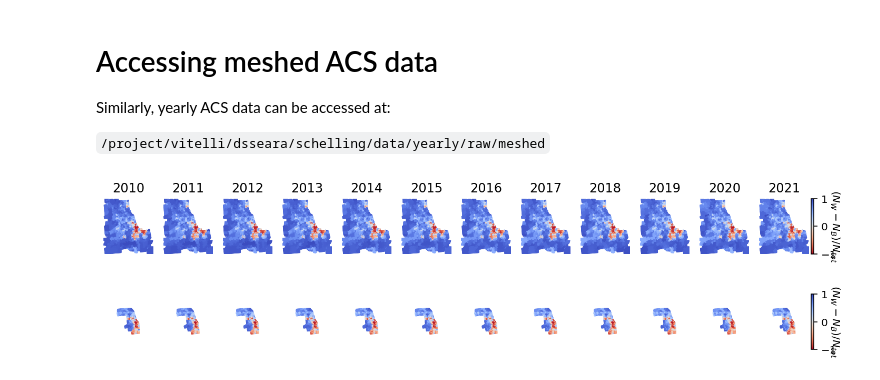
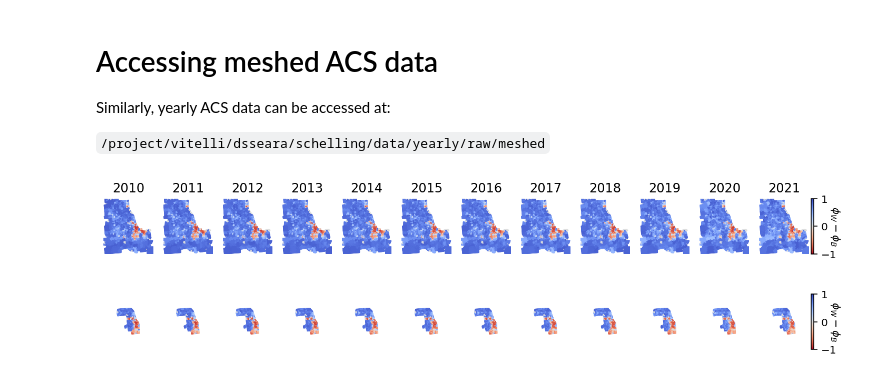
Before and after one commit to jcolen/sociohydro, a Jupyter notebook: param_inference/accessing_meshed_data.ipynb, the cells around one changed output. Drawn from its saved outputs; the diff is of its cells as text; code cells hidden in the pictures.

```diff
--- a/param_inference/accessing_meshed_data.ipynb
+++ b/param_inference/accessing_meshed_data.ipynb
@@ -14,8 +15,8 @@ Decennial census data that has been saved as a fipy CellVariable can be found at
 `/project/vitelli/dsseara/schelling/data/decennial/meshed`
 # %%
 census_dir = "/project/vitelli/dsseara/schelling/data/decennial"
-meshed_folders = sorted(glob(os.path.join(census_dir, "meshed", "*")))
+census_meshed_folders = sorted(glob(os.path.join(census_dir, "meshed", "*")))
 
 # take a look at Cook County
-county_folder = [folder for folder in meshed_folders if "Illinois_Cook" in folder][0]
+census_county_folder = [folder for folder in census_meshed_folders if "Illinois_Cook" in folder][0]
 # %% [markdown]
@@ -42,3 +55,3 @@ Inside of each folder are a number of `.fipy` files that each contain the follow
 # %%
-fipy_files = sorted(glob(os.path.join(county_folder, "*")))
+census_fipy_files = sorted(glob(os.path.join(census_county_folder, "*")))
 # %%
@@ -79,39 +159,56 @@ Similarly, yearly ACS data can be accessed at:
 `/project/vitelli/dsseara/schelling/data/yearly/raw/meshed`
 # %%
 acs_folder = "/project/vitelli/dsseara/schelling/data/yearly/raw/"
-meshed_folders = sorted(glob(os.path.join(acs_folder, "meshed", "*")))
+acs_meshed_folders = sorted(glob(os.path.join(acs_folder, "meshed", "*")))
 
 # take a look at Cook County
-county_folder = [folder for folder in meshed_folders if "Illinois_Cook" in folder][0]
+acs_county_folder = [folder for folder in acs_meshed_folders if "Illinois_Cook" in folder][0]
 # %%
-fipy_files = sorted(glob(os.path.join(county_folder, "*")))
+acs_fipy_files = sorted(glob(os.path.join(acs_county_folder, "*")))
 # %%
-fig, ax = plt.subplots(2, len(fipy_files), dpi=144, figsize=(12, 3),
+fig, ax = plt.subplots(2, len(acs_fipy_files)-1, dpi=144, figsize=(12, 3),
                        sharey=True, sharex=True)
 
-for fidx, fipy_file in enumerate(fipy_files):
+acs_capacity, acs_capacity_county = fp.tools.dump.read(acs_fipy_files[-1])
+# if capacity = 0, just make sure phiW = 0 there
+acs_capacity.value[np.where(acs_capacity.value==0.0)] = np.inf
+acs_capacity_county.value[np.where(acs_capacity_county.value==0.0)] = np.inf
+
+for fidx, fipy_file in enumerate(acs_fipy_files[:-1]):
     data = fp.tools.dump.read(fipy_file)
     [white, white_county,
      black, black_county,
      hispanic, hispanic_county,
      aapi, aapi_county,
      total, total_county,
      mesh, mesh_county, year] = data
 
-    plot_mesh((white-black)/total, mesh, ax=ax[0, fidx],
+    ϕW = white / acs_capacity
+    ϕW.value[np.isnan(ϕW.value)] = 0.0
+    ϕB = black / acs_capacity
+    ϕB.value[np.isnan(ϕB.value)] = 0.0
+
+    ϕW_county = white_county / acs_capacity_county
+    ϕW_county.value[np.isnan(ϕW_county.value)] = 0.0
+    ϕB_county = black_county / acs_capacity_county
+    ϕB_county.value[np.isnan(ϕB_county.value)] = 0.0
+
+    plot_mesh(ϕW - ϕB, mesh, ax=ax[0, fidx],
               vmin=-1, vmax=1, cmap=plt.cm.coolwarm_r,
-              colorbar=(fidx==len(fipy_files)-1), colorbar_title=r"$(N_W - N_B)/N_{tot}$")
+              colorbar=(fidx==len(acs_fipy_files)-2),
+              colorbar_title=r"$\phi_W - \phi_B$")
 
-    plot_mesh((white_county-black_county)/total_county, mesh_county, ax=ax[1, fidx],
+    plot_mesh(ϕW_county - ϕB_county, mesh_county, ax=ax[1, fidx],
               vmin=-1, vmax=1, cmap=plt.cm.coolwarm_r,
-              colorbar=(fidx==len(fipy_files)-1), colorbar_title=r"$(N_W - N_B)/N_{tot}$")
+              colorbar=(fidx==len(acs_fipy_files)-2),
+              colorbar_title=r"$\phi_W - \phi_B$")
     ax[0, fidx].set(title=year)
 
 
 for a in fig.axes:
     xmin, ymin = mesh.extents["min"]
     xmax, ymax = mesh.extents["max"]
     a.set(xlim=[xmin, xmax], ylim=[ymin, ymax])
     a.axis('off')
 # %% [output]
-[figure, old version]
+[figure, new version]
```
Also changed, not shown: parts of 5 cells of this notebook.
